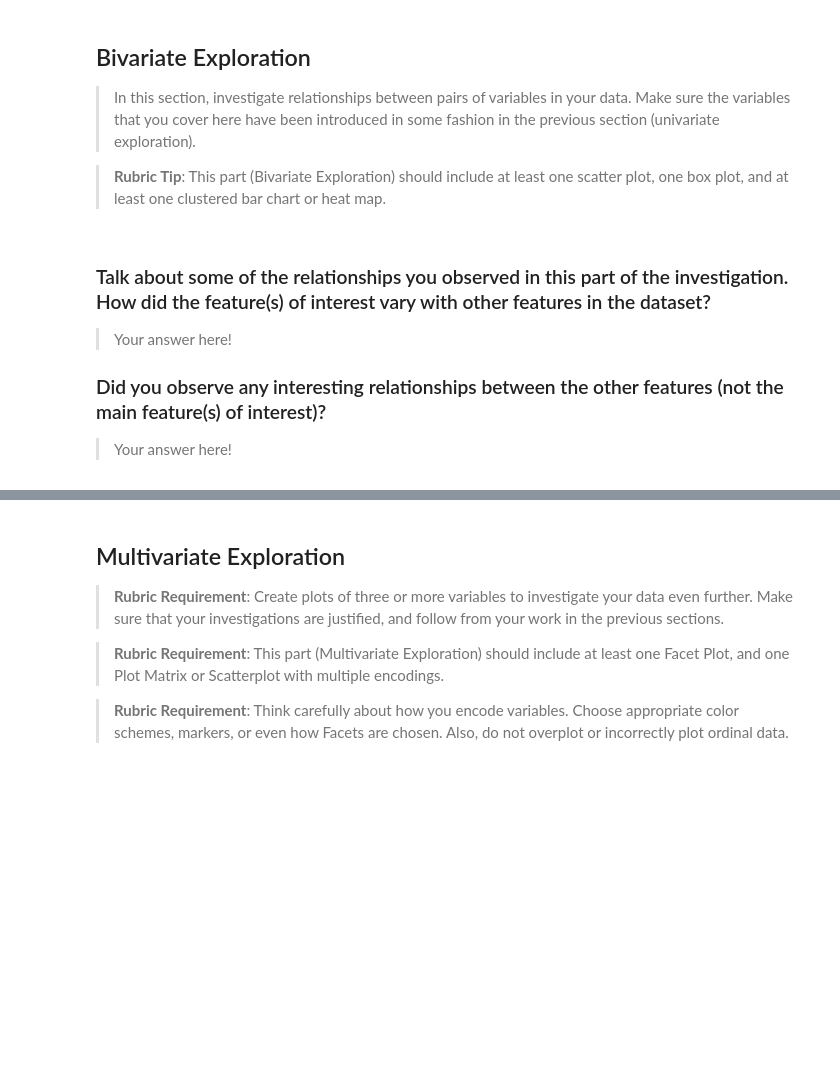
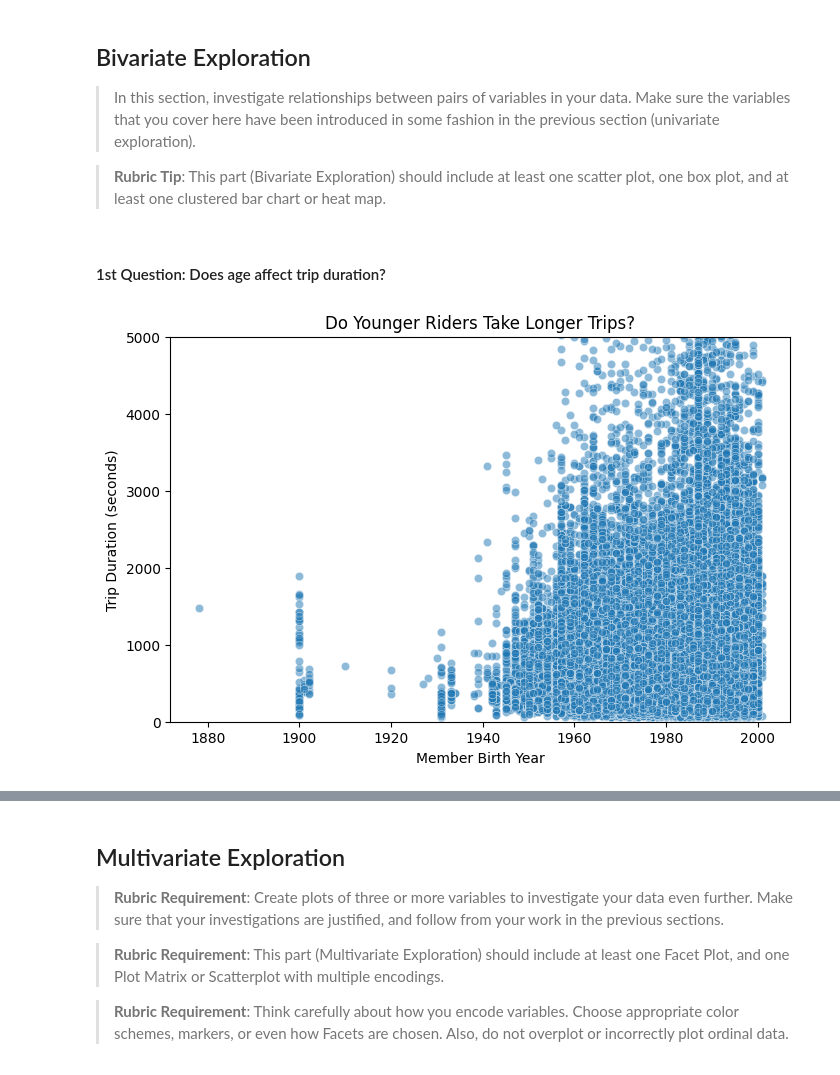
Before and after one commit to AmmarYasserAI-2/Communicate-Data-Findings, a Jupyter notebook: notebooks/01_exploratory_analysis.ipynb, the cells around one changed output, grey strips where cells are left out. Saved outputs shown, nothing was run; the diff lists cells and outputs as text; code cells hidden in the pictures; blank space fills up the shorter version.

```diff
--- a/notebooks/01_exploratory_analysis.ipynb
+++ b/notebooks/01_exploratory_analysis.ipynb
@@ -421,11 +419,15 @@ Categorical Features (User Type, Bike Share Status, Gender): These distributions
 > In this section, investigate relationships between pairs of variables in your data. Make sure the variables that you cover here have been introduced in some fashion in the previous section (univariate exploration).
 
 > **Rubric Tip**: This part (Bivariate Exploration) should include at least one scatter plot, one box plot, and at least one clustered bar chart or heat map.
-# %% [markdown]
-### Talk about some of the relationships you observed in this part of the investigation. How did the feature(s) of interest vary with other features in the dataset?
-
-> Your answer here!
-
-### Did you observe any interesting relationships between the other features (not the main feature(s) of interest)?
-
-> Your answer here!
+# %% [markdown]
+#### 1st Question: Does age affect trip duration?
+# %%
+plt.figure(figsize=(8, 5))
+sns.scatterplot(x=df['member_birth_year'], y=df['duration_sec'], alpha=0.5)
+plt.xlabel('Member Birth Year')
+plt.ylabel('Trip Duration (seconds)')
+plt.title('Do Younger Riders Take Longer Trips?')
+plt.ylim(0, 5000)  # Limiting for better visibility
+plt.show()
+# %% [output]
+[figure, added]
```
Also changed, not shown: parts of 17 cells of this notebook.
